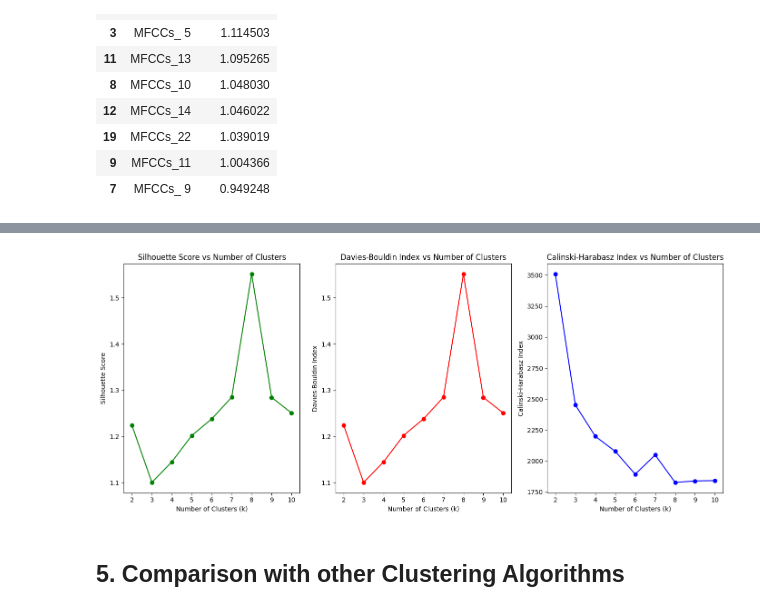
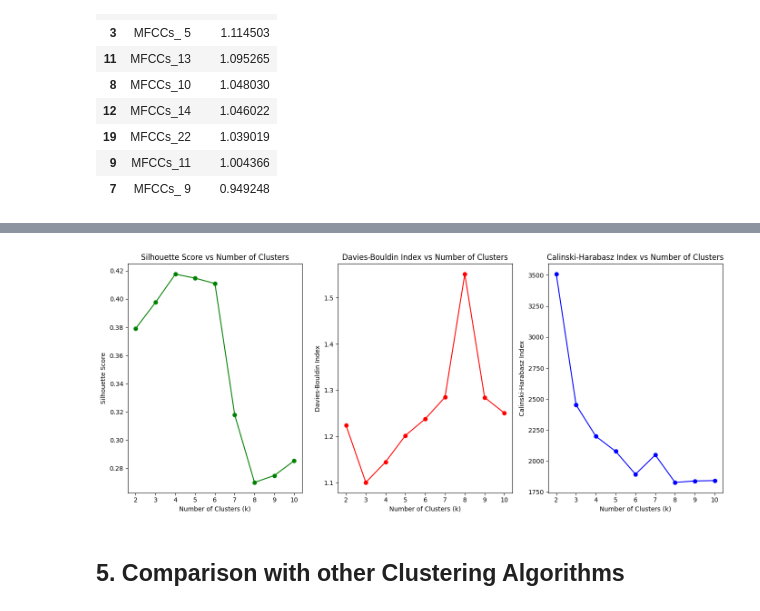
Before and after one commit to harshit-jain52/CS60050, a Jupyter notebook: assgn03/A3_Part2.ipynb, the cells around one changed output, grey strips where cells are left out. Cells and saved outputs as stored; diff of their text form; code cells hidden in the pictures.

```diff
--- a/assgn03/A3_Part2.ipynb
+++ b/assgn03/A3_Part2.ipynb
@@ -529,35 +569,35 @@ for k in k_range:
 # Plotting the metrics
 plt.figure(figsize=(14, 6))
 
 # Silhouette Score
 plt.subplot(1, 3, 1)
-plt.plot(k_range, db_scores, marker='o', color='g')
+plt.plot(k_range, sh_scores, marker='o', color='g')
 plt.title("Silhouette Score vs Number of Clusters")
 plt.xlabel("Number of Clusters (k)")
 plt.ylabel("Silhouette Score")
 plt.xticks(k_range)
 
 
 # Davies-Bouldin Index
 plt.subplot(1, 3, 2)
 plt.plot(k_range, db_scores, marker='o', color='r')
 plt.title("Davies-Bouldin Index vs Number of Clusters")
 plt.xlabel("Number of Clusters (k)")
 plt.ylabel("Davies-Bouldin Index")
 plt.xticks(k_range)
 
 # Calinski-Harabasz Index
 plt.subplot(1, 3, 3)
 plt.plot(k_range, ch_scores, marker='o', color='b')
 plt.title("Calinski-Harabasz Index vs Number of Clusters")
 plt.xlabel("Number of Clusters (k)")
 plt.ylabel("Calinski-Harabasz Index")
 plt.xticks(k_range)
 
 plt.tight_layout()
 plt.show()
 # %% [output]
-[figure, old version]
+[figure, new version]
 # %% [markdown]
 ## 5. Comparison with other Clustering Algorithms
 # %% [markdown]
```
Also changed, not shown: parts of 15 cells of this notebook, 1 other file.
